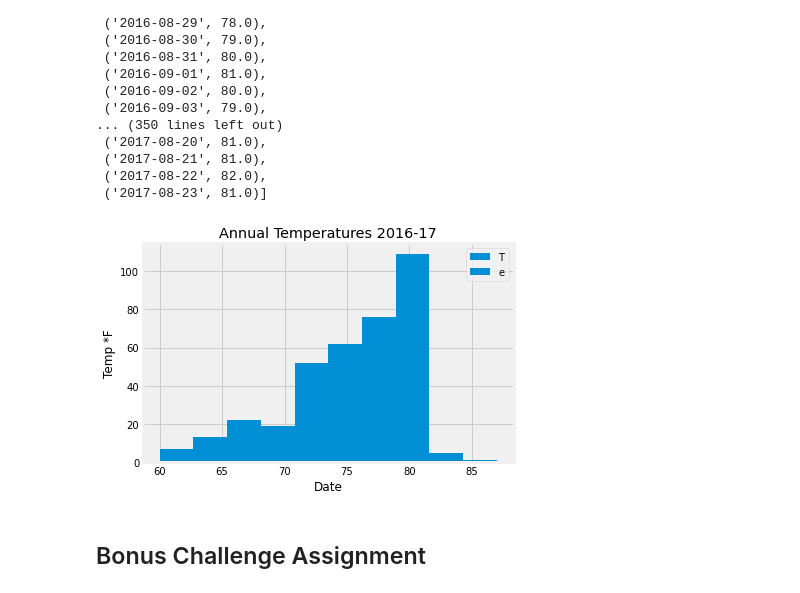
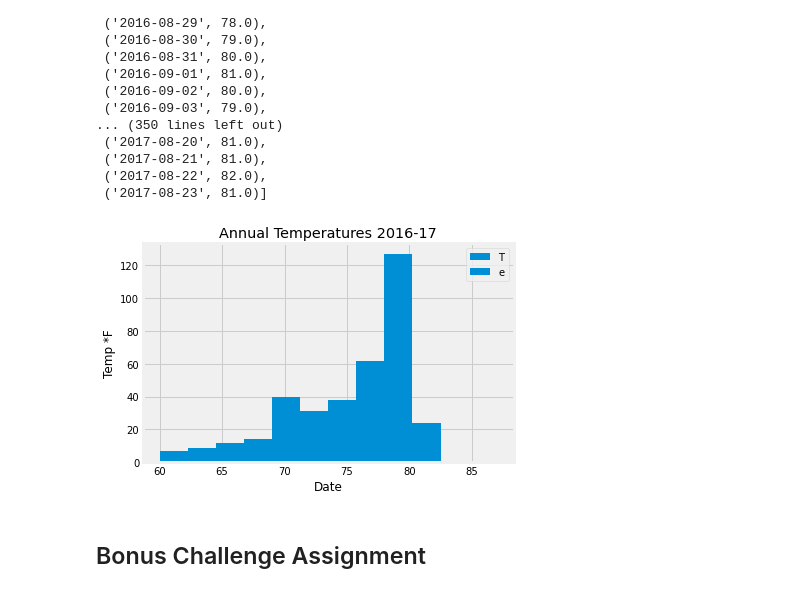
Before and after one commit to rarconaut/sqlalchemy-challenge, a Jupyter notebook: climate_starter.ipynb, the cells around one changed output. Saved outputs shown, nothing was run; the diff lists cells and outputs as text; code cells hidden in the pictures.

```diff
--- a/climate_starter.ipynb
+++ b/climate_starter.ipynb
@@ -208,22 +208,22 @@ annual_temps
 # %%
 # Save the query results as a Pandas DataFrame and set the index to the date column
 temp_df = pd.DataFrame(annual_temps, columns=['date', 'tobs'])
 temp_df.set_index('date', inplace=True)
 temp_df
 # Sort the dataframe by date
 
 # Use Pandas Plotting with Matplotlib to plot the data
-temp_df.plot.hist()
+temp_df.plot.hist(bins=12)
 plt.title('Annual Temperatures 2016-17')
 plt.xlabel('Date')
 
 plt.ylabel('Temp *F')
 plt.legend('Temperature', loc='upper right')
 
 plt.tight_layout()
 plt.show()
 # %% [output]
-[figure, old version]
+[figure, new version]
 # %% [markdown]
 ## Bonus Challenge Assignment
 # %%
```
Also changed, not shown: parts of 8 cells of this notebook.
